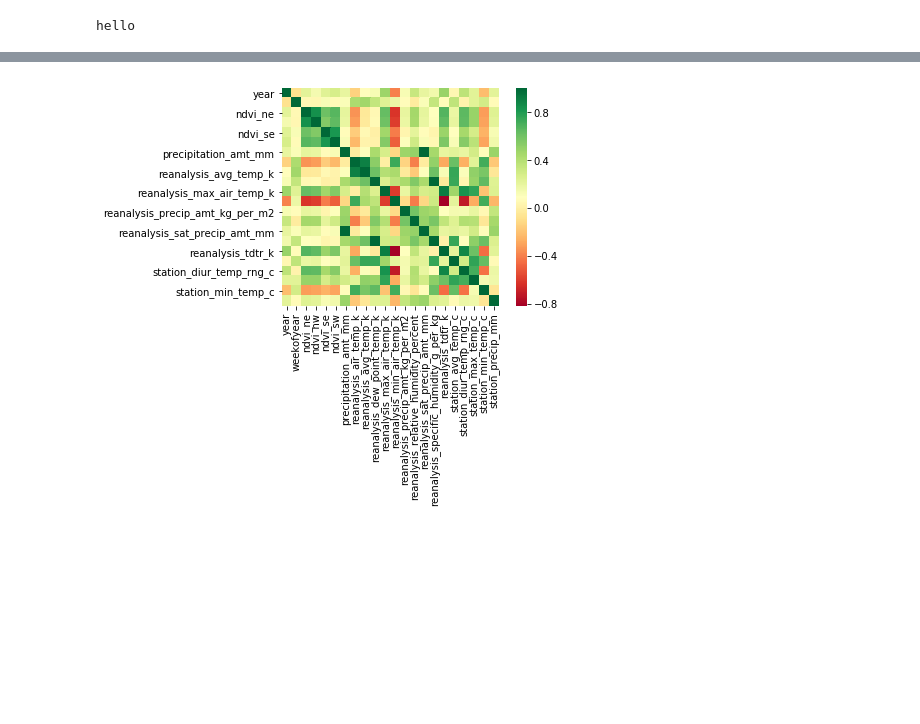
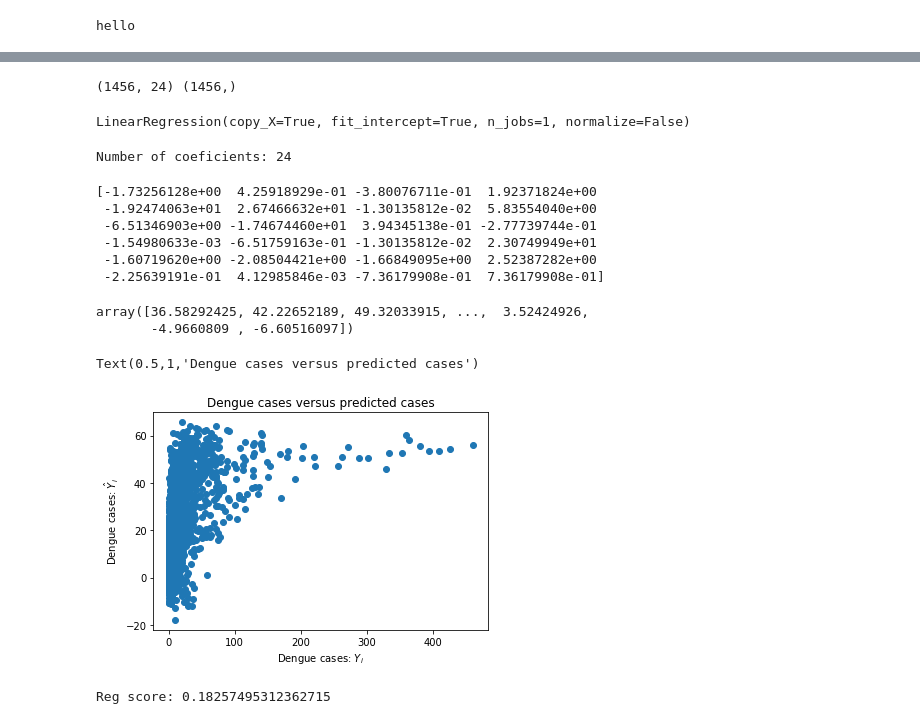
Before and after one commit to Amalinalli/DrivenData_dengAI, a Jupyter notebook: deng.ipynb, the cells around one changed output, grey strips where cells are left out. Saved outputs shown, nothing was run; the diff lists cells and outputs as text; code cells hidden in the pictures; blank space fills up the shorter version.

```diff
--- a/deng.ipynb
+++ b/deng.ipynb
@@ -67,0 +239,48 @@ X = df2.drop('total_cases',axis=1).values
+# %%
+#df2 = df2.drop('week_start_date', axis=1)
+
+#Now let's fit all the variables to the linear regression
+
+#Choosing variables
+X = df2.drop('total_cases', axis=1)#.reshape(-1,1)
+y = df2['total_cases'].values#.reshape(-1,1)
+print(X.shape,y.shape)
+# %% [output]
+(1456, 24) (1456,)
+# %%
+reg = LinearRegression()
+reg.fit(X,y)
+# %% [output]
+LinearRegression(copy_X=True, fit_intercept=True, n_jobs=1, normalize=False)
+# %%
+print('Number of coeficients:', len(reg.coef_))
+# %% [output]
+Number of coeficients: 24
+# %%
+print(reg.coef_)
+#df2 = df2.drop('total_cases', axis=1)
+#df4 = pd.DataFrame(dict(zip(df2.columns, reg.coef_)), columns = ['features', 'estimatedCoeffs'])
+# %% [output]
+[-1.73256128e+00  4.25918929e-01 -3.80076711e-01  1.92371824e+00
+ -1.92474063e+01  2.67466632e+01 -1.30135812e-02  5.83554040e+00
+ -6.51346903e+00 -1.74674460e+01  3.94345138e-01 -2.77739744e-01
+ -1.54980633e-03 -6.51759163e-01 -1.30135812e-02  2.30749949e+01
+ -1.60719620e+00 -2.08504421e+00 -1.66849095e+00  2.52387282e+00
+ -2.25639191e-01  4.12985846e-03 -7.36179908e-01  7.36179908e-01]
+# %%
+reg.predict(X)
+# %% [output]
+array([36.58292425, 42.22652189, 49.32033915, ...,  3.52424926,
+       -4.9660809 , -6.60516097])
+# %%
+plt.scatter(y, reg.predict(X))
+plt.xlabel("Dengue cases: $Y_i$")
+plt.ylabel("Dengue cases: $\hat{Y}_i$")
+plt.title("Dengue cases versus predicted cases")
+# %% [output]
+Text(0.5,1,'Dengue cases versus predicted cases')
+[figure, added]
+# %%
+print("Reg score:", reg.score(X,y))
+# %% [output]
+Reg score: 0.18257495312362715
@@ -68,8 +289,7 @@ X = df2.drop('total_cases',axis=1).values
 # %%
-sns.heatmap(df.corr(), square=True, cmap='RdYlGn')
-plt.show()
+
+#sns.heatmap(df.corr(), square=True, cmap='RdYlGn')
+#plt.show()
-# %% [output]
-[figure, removed]
 # %%
 #Testing linear regression minus categorical and date variables
 X_train, X_test, y_train, y_test = train_test_split(X,y,test_size = .3,random_state=42)
```
Also changed, not shown: parts of 30 cells of this notebook.
